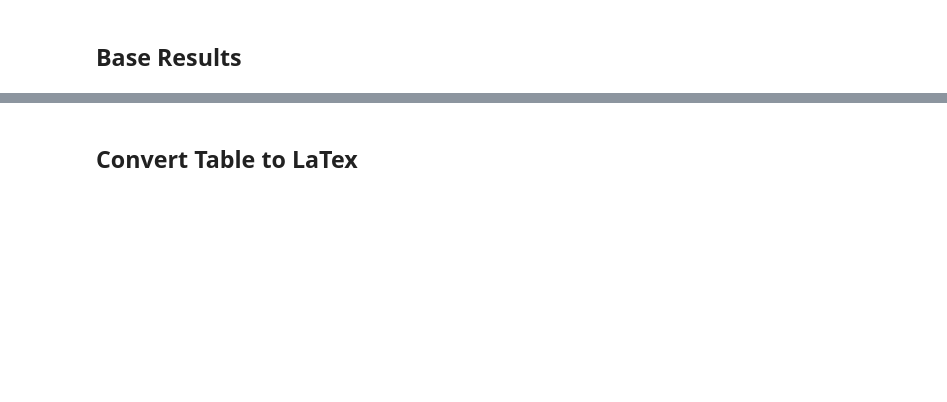
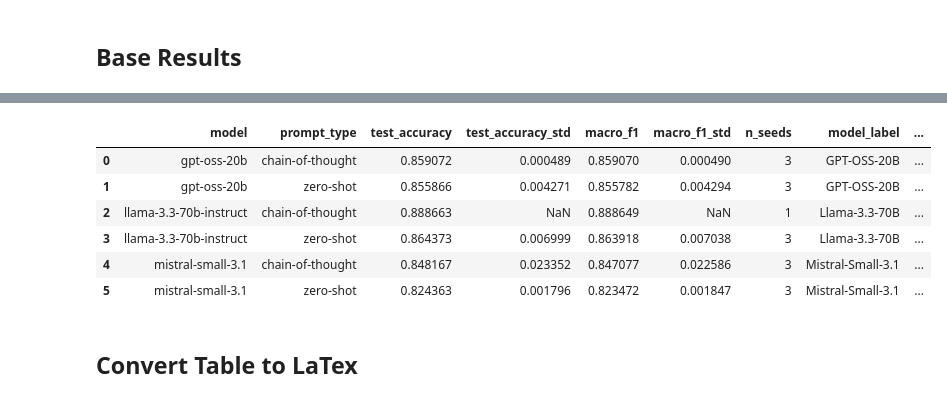
Before and after one commit to ufdatastudio/predictions, a Jupyter notebook: notebook_experiments/naacl_26_27-vizualize_llm_results.ipynb, the cells around one changed output, grey strips where cells are left out. Cells and saved outputs as stored; diff of their text form; code cells hidden in the pictures; blank space fills up the shorter version.

```diff
--- a/notebook_experiments/naacl_26_27-vizualize_llm_results.ipynb
+++ b/notebook_experiments/naacl_26_27-vizualize_llm_results.ipynb
@@ -35,38 +207,74 @@ results_path
 # %%
-llm_results_path = Path(results_path)
-
 models = [
     "gpt-oss-20b",
     "llama-3.3-70b-instruct",
     "mistral-small-3.1",
 ]
 
-# Load test averages for all available prompts and models
-results = []
+model_labels = {
+    "gpt-oss-20b": "GPT-OSS-20B",
+    "llama-3.3-70b-instruct": "Llama-3.3-70B",
+    "mistral-small-3.1": "Mistral-Small-3.1",
+}
 
-for model in models:
-    model_path = llm_results_path / model
+prompt_labels = {
+    "zero-shot": "ZS",
+    "chain-of-thought": "CoT",
+}
 
-    if not model_path.exists():
-        print(f"Missing model directory: {model_path}")
-        continue
+llm_records = []
 
-    for prompt_dir in sorted(model_path.iterdir()):
-        if not prompt_dir.is_dir():
+for seed in seeds:
+    llm_dir = (
+        experiment_dir / f"seed{seed}" / "in_domain" / "llm"
+    )
+
+    for model in models:
+        model_dir = llm_dir / model
+
+        if not model_dir.exists():
             continue
 
-        metrics_file = prompt_dir / "test" / "mean_std.csv"
+        for prompt in prompt_labels:
+            metrics_file = (
+                model_dir / prompt / "test"
+                / f"metrics_summary_{model}_{prompt}.csv"
+            )
 
-        if not metrics_file.exists():
-            print(f"Missing: {metrics_file}")
-            continue
+            if not metrics_file.exists():
+                continue
 
-        df = pd.read_csv(metrics_file)
-        df.insert(0, "prompt_type", prompt_dir.name)
-        df.insert(0, "model", model)
-        results.append(df)
+            df = pd.read_csv(metrics_file)
 
-llm_test_averages = pd.concat(results, ignore_index=True)
+            for _, row in df.iterrows():
+                llm_records.append({
+                    "seed": seed,
+                    "model": model,
+                    "prompt_type": prompt,
+                    "test_accuracy": row.get("test_accuracy", np.nan),
+                    "macro_f1": np.mean([
+                        row.get("f1_class_0", np.nan),
+                        row.get("f1_class_1", np.nan),
+                    ]),
+                })
 
-display(llm_test_averages)
+llm_seed_results = pd.DataFrame(llm_records)
+
+llm_summary = (
+    llm_seed_results
+    .groupby(["model", "prompt_type"], as_index=False)
+    .agg(
+        test_accuracy=("test_accuracy", "mean"),
+        test_accuracy_std=("test_accuracy", "std"),
+        macro_f1=("macro_f1", "mean"),
+        macro_f1_std=("macro_f1", "std"),
+        n_seeds=("seed", "nunique"),
+    )
+)
+
+llm_summary["model_label"] = llm_summary["model"].map(model_labels)
+llm_summary["prompt_label"] = llm_summary["prompt_type"].map(prompt_labels)
+
+display(llm_seed_results)
+display(llm_summary)
 # %% [output]
@@ -90,2 +298,9 @@ display(llm_test_averages)
+|  | model | prompt_type | test_accuracy | test_accuracy_std | macro_f1 | macro_f1_std | n_seeds | model_label | ... |
+| 0 | gpt-oss-20b | chain-of-thought | 0.859072 | 0.000489 | 0.859070 | 0.000490 | 3 | GPT-OSS-20B | ... |
+| 1 | gpt-oss-20b | zero-shot | 0.855866 | 0.004271 | 0.855782 | 0.004294 | 3 | GPT-OSS-20B | ... |
+| 2 | llama-3.3-70b-instruct | chain-of-thought | 0.888663 | NaN | 0.888649 | NaN | 1 | Llama-3.3-70B | ... |
+| 3 | llama-3.3-70b-instruct | zero-shot | 0.864373 | 0.006999 | 0.863918 | 0.007038 | 3 | Llama-3.3-70B | ... |
+| 4 | mistral-small-3.1 | chain-of-thought | 0.848167 | 0.023352 | 0.847077 | 0.022586 | 3 | Mistral-Small-3.1 | ... |
+| 5 | mistral-small-3.1 | zero-shot | 0.824363 | 0.001796 | 0.823472 | 0.001847 | 3 | Mistral-Small-3.1 | ... |
 # %% [markdown]
 ## Convert Table to LaTex
```
Also changed, not shown: parts of 12 cells of this notebook.
